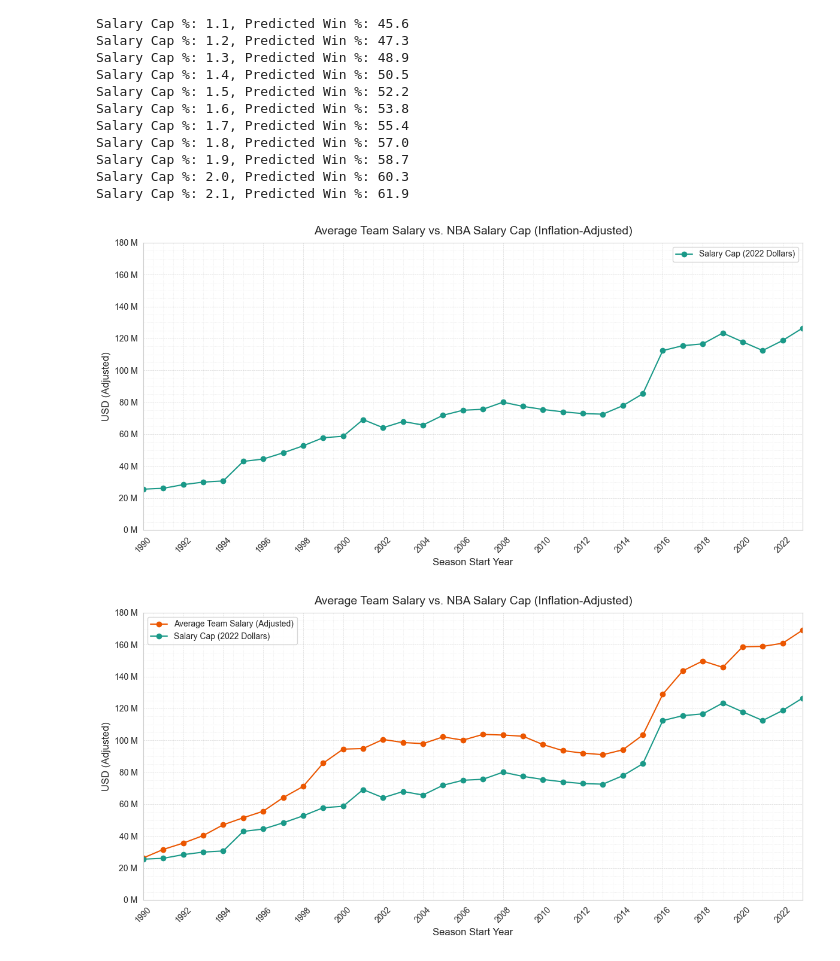
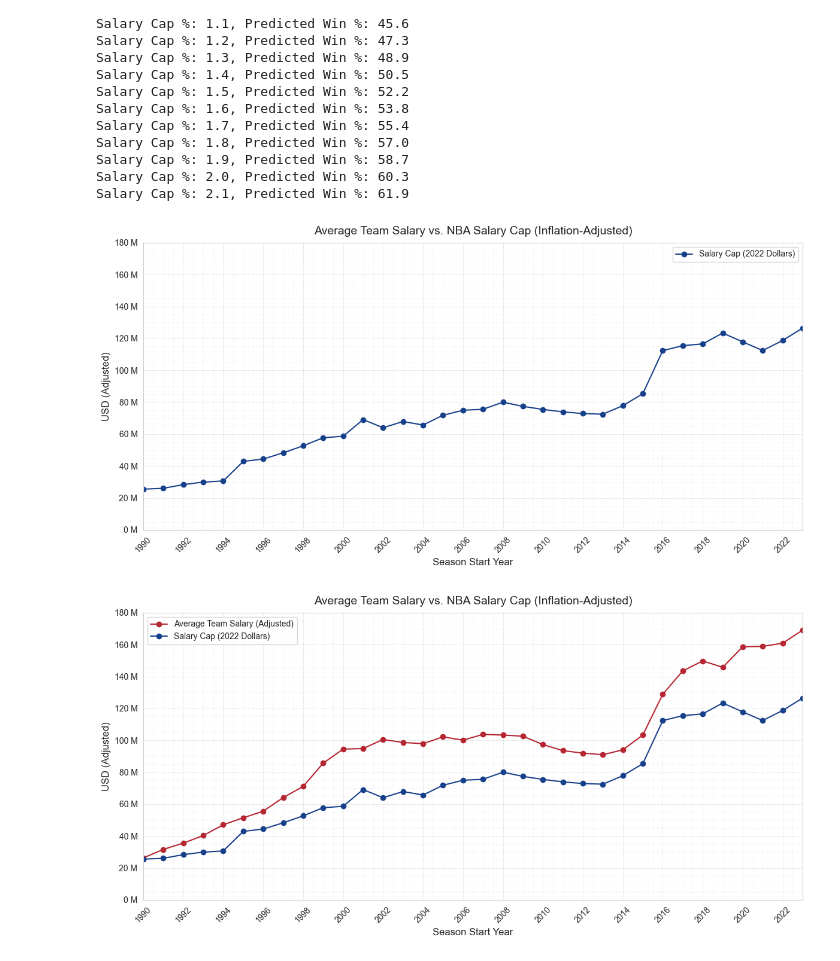
Before and after one commit to 5v3nn/uzh-esc403-data-science-project-nba, a Jupyter notebook: financial_influence.ipynb, the cells around one changed output. Cells and saved outputs as stored; diff of their text form; code cells hidden in the pictures.

```diff
--- a/financial_influence.ipynb
+++ b/financial_influence.ipynb
@@ -1070,7 +1070,7 @@ ax.plot(
     merged['SeasonStart'],
     merged['2022 Dollars'],
     label='Salary Cap (2022 Dollars)',
-    color='#1a9988',
+    color='#17408b',
     marker='o'
 )
 
@@ -1102,7 +1102,7 @@ ax.tick_params(axis='x', rotation=45)
 plt.tight_layout()
 plt.show()
 # %% [output]
-[figure, old version]
+[figure, new version]
 # %%
 # Ensure 'team_salaries' and 'salary_cap_history' DataFrames are loaded and prepared.
 # Step 1: Prepare team salary data
@@ -1135,7 +1135,7 @@ ax.plot(
     merged['SeasonStart'],
     merged['Team Salary Adjusted'],
     label='Average Team Salary (Adjusted)',
-    color='#eb5600',
+    color='#b52532',
     marker='o'
 )
 
@@ -1144,36 +1144,36 @@ ax.plot(
     merged['SeasonStart'],
     merged['2022 Dollars'],
     label='Salary Cap (2022 Dollars)',
-    color='#1a9988',
+    color='#17408b',
     marker='o'
 )
 
 # Format y-axis in millions
 ax.yaxis.set_major_formatter(mticker.FuncFormatter(lambda x, _: f"{x/1e6:.0f} M"))
 
 # Set X and Y axis limits
 ax.set_xlim(1990, 2023)
 ax.set_ylim(0, 180_000_000)
 
 # Major and minor grid lines (to match Plot 1)
 ax.grid(which='major', linestyle='--', linewidth=0.5, alpha=0.7)
 ax.minorticks_on()
 ax.grid(which='minor', linestyle=':', linewidth=0.5, alpha=0.5)
 
 
 # Titles and labels
 ax.set_title('Average Team Salary vs. NBA Salary Cap (Inflation-Adjusted)', fontsize=14, pad=10)
 ax.set_xlabel('Season Start Year', fontsize=12) # Consistent label
 ax.set_ylabel('USD (Adjusted)', fontsize=12)    # Consistent label
 ax.legend()
 
 # Ticks and layout
 # Ensure the years for ticks are within the 1990-2023 range
 # Or set them manually for full control:
 ax.set_xticks(range(1990, 2024, 2)) # Example: every 2 years from 1990 to 2023
 ax.tick_params(axis='x', rotation=45)
 
 plt.tight_layout()
 plt.show()
 # %% [output]
-[figure, old version]
+[figure, new version]
```
Also changed, not shown: parts of 4 cells of this notebook.
